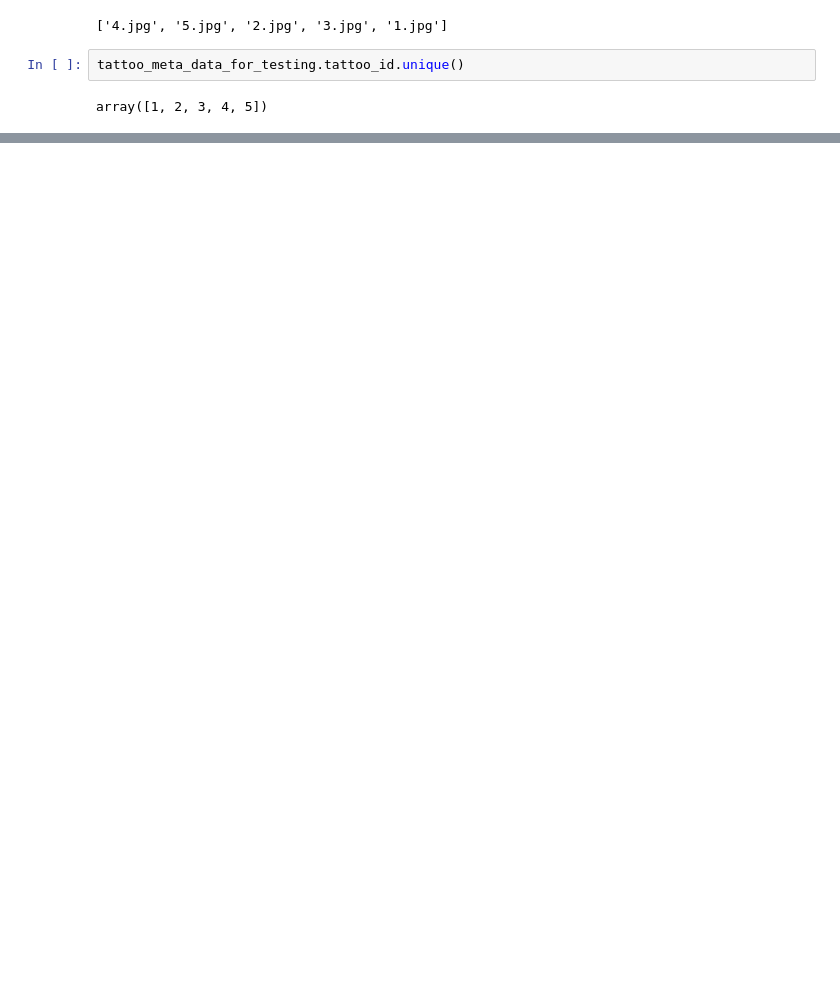
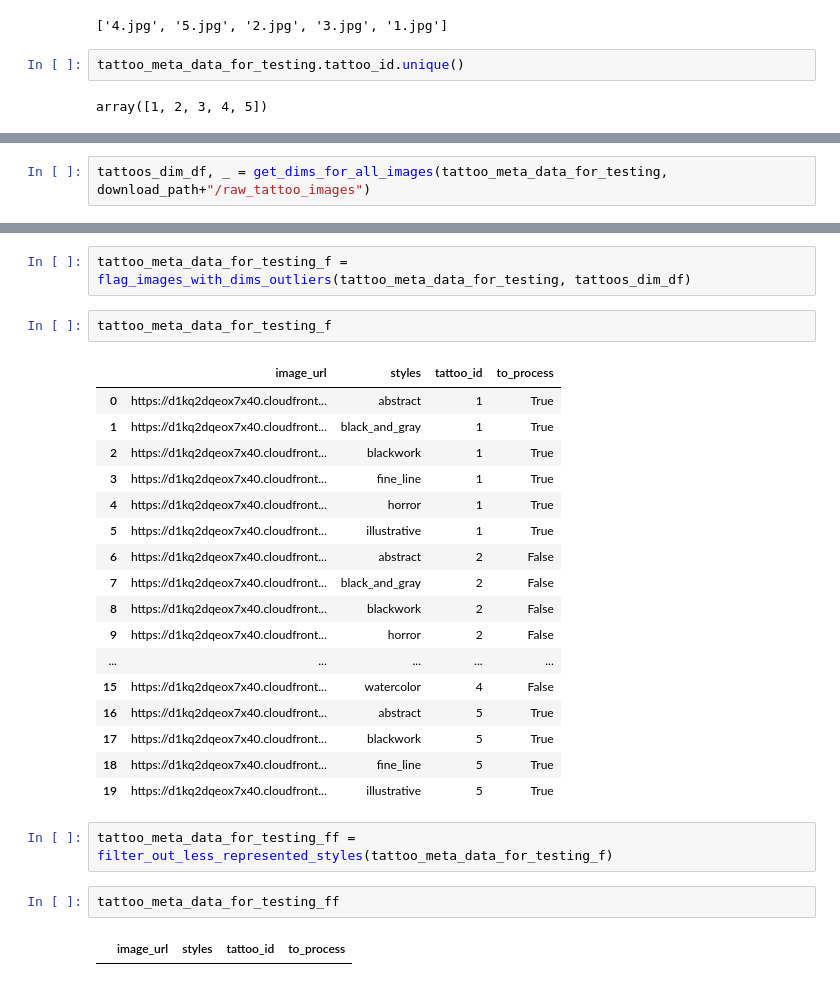
Before and after one commit to harshbaberwal21/tattoo_style_tagger, a Jupyter notebook: development/data_setup_check.ipynb, the cells around one changed output, grey strips where cells are left out. Cells and saved outputs as stored; diff of their text form; blank space fills up the shorter version.

Commit message:
add module for data pre-processing

```diff
--- a/development/data_setup_check.ipynb
+++ b/development/data_setup_check.ipynb
@@ -212,0 +225,2 @@ array([1, 2, 3, 4, 5])
+# %%
+tattoos_dim_df, _ = get_dims_for_all_images(tattoo_meta_data_for_testing, download_path+"/raw_tattoo_images")
@@ -212,0 +236,28 @@ array([1, 2, 3, 4, 5])
+# %%
+tattoo_meta_data_for_testing_f = flag_images_with_dims_outliers(tattoo_meta_data_for_testing, tattoos_dim_df)
+# %%
+tattoo_meta_data_for_testing_f
+# %% [output]
+|  | image_url | styles | tattoo_id | to_process |
+| 0 | https://d1kq2dqeox7x40.cloudfront... | abstract | 1 | True |
+| 1 | https://d1kq2dqeox7x40.cloudfront... | black_and_gray | 1 | True |
+| 2 | https://d1kq2dqeox7x40.cloudfront... | blackwork | 1 | True |
+| 3 | https://d1kq2dqeox7x40.cloudfront... | fine_line | 1 | True |
+| 4 | https://d1kq2dqeox7x40.cloudfront... | horror | 1 | True |
+| 5 | https://d1kq2dqeox7x40.cloudfront... | illustrative | 1 | True |
+| 6 | https://d1kq2dqeox7x40.cloudfront... | abstract | 2 | False |
+| 7 | https://d1kq2dqeox7x40.cloudfront... | black_and_gray | 2 | False |
+| 8 | https://d1kq2dqeox7x40.cloudfront... | blackwork | 2 | False |
+| 9 | https://d1kq2dqeox7x40.cloudfront... | horror | 2 | False |
+| ... | ... | ... | ... | ... |
+| 15 | https://d1kq2dqeox7x40.cloudfront... | watercolor | 4 | False |
+| 16 | https://d1kq2dqeox7x40.cloudfront... | abstract | 5 | True |
+| 17 | https://d1kq2dqeox7x40.cloudfront... | blackwork | 5 | True |
+| 18 | https://d1kq2dqeox7x40.cloudfront... | fine_line | 5 | True |
+| 19 | https://d1kq2dqeox7x40.cloudfront... | illustrative | 5 | True |
+# %%
+tattoo_meta_data_for_testing_ff = filter_out_less_represented_styles(tattoo_meta_data_for_testing_f)
+# %%
+tattoo_meta_data_for_testing_ff
+# %% [output]
+|  | image_url | styles | tattoo_id | to_process |
```
Also changed, not shown: parts of 9 cells of this notebook, 1 other file.
